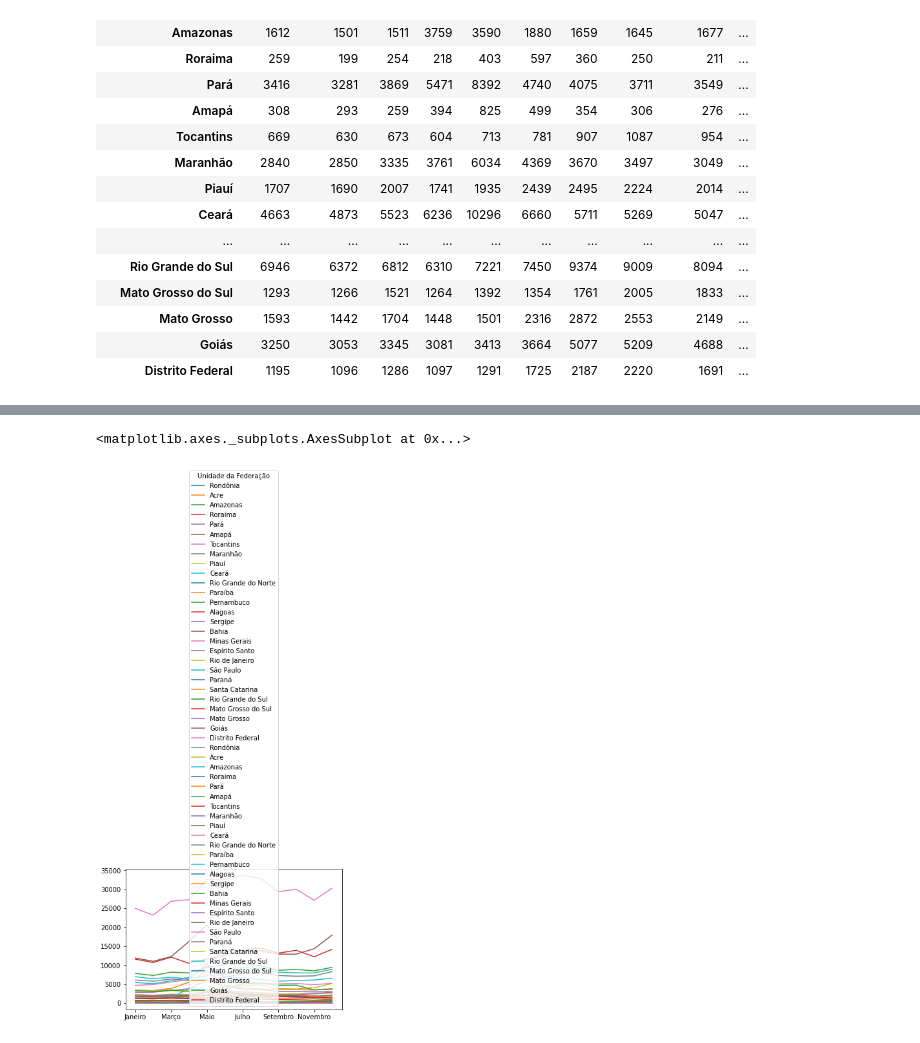
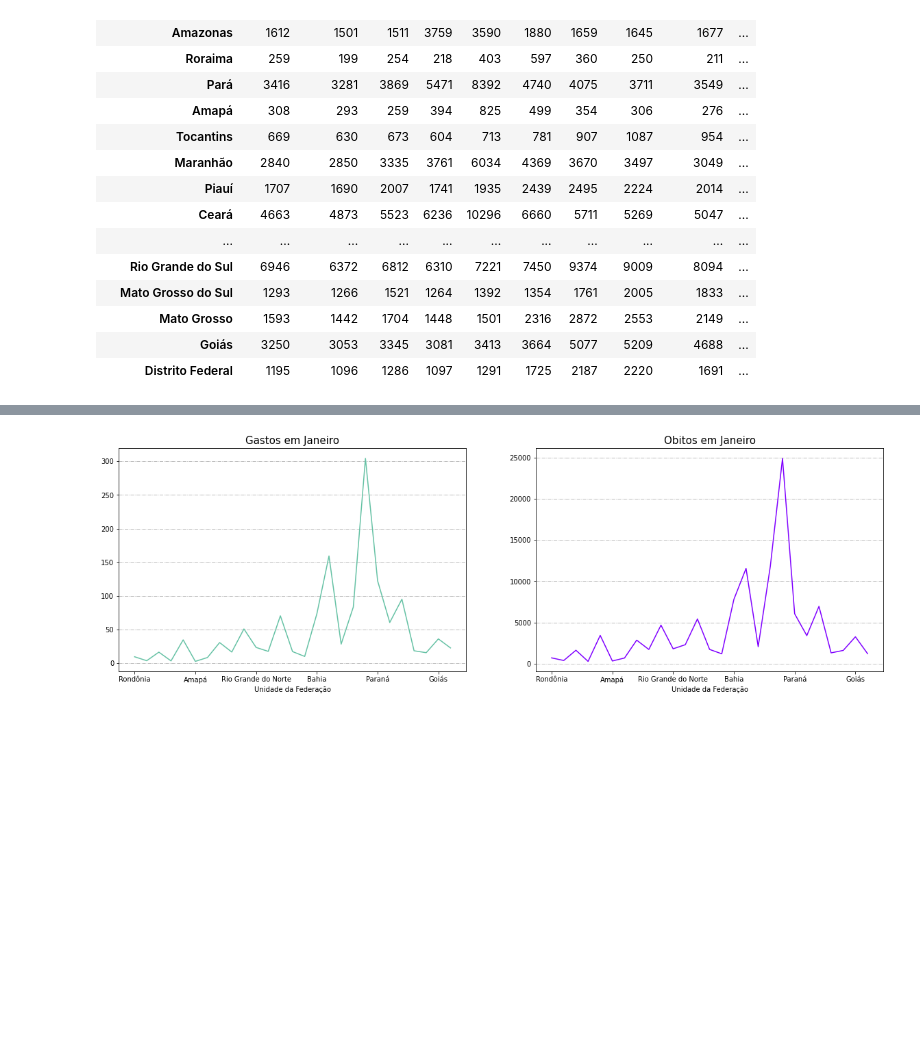
Before and after one commit to ricardosaj/Bootcamp-Data-Science-Alura, a Jupyter notebook: CadernoDoSuperDesafioModulo01.ipynb, the cells around one changed output, grey strips where cells are left out. Drawn from its saved outputs; the diff is of its cells as text; code cells hidden in the pictures; blank space fills up the shorter version.

```diff
--- a/CadernoDoSuperDesafioModulo01.ipynb
+++ b/CadernoDoSuperDesafioModulo01.ipynb
@@ -160,7 +158,0 @@ plt.legend(bbox_to_anchor=(1, 1))
-# %%
-# Tentativa de plotar os 2 gráficos na mesma figura
-ax = gastosporestadoem2020.T.plot()
-obitosporestadoem2020.T.plot(ax=ax)
-# %% [output]
-<matplotlib.axes._subplots.AxesSubplot at 0x...>
-[figure, removed]
@@ -166,0 +251,23 @@ obitosporestadoem2020.T.plot(ax=ax)
+# %%
+#obitosemjaneiro.plot(kind='bar')
+
+plt.figure(figsize=(20,6))
+plt.subplot(121)
+plt.title("Gastos em Janeiro", fontsize=15)
+gastosemjaneiro.plot(cmap='Set2')
+plt.grid(b = True, axis = 'y', ls = '-.')
+plt.subplot(122)
+plt.title("Obitos em Janeiro", fontsize=15)
+obitosemjaneiro.plot(cmap='rainbow')
+plt.grid(b = True, axis = 'y', ls = '-.')
+
+#plt.subplot(221)
+#plt.title("Gastos em Fevereiro", fontsize=15)
+#gastosemfevereiro.plot(cmap='Set1')
+#plt.grid(b = True, axis = 'y', ls = '-.')
+#plt.subplot(122)
+#plt.title("Óbitos em Fevereiro", fontsize=15)
+#obitosemfevereiro.plot(cmap='Set2')
+#plt.grid(b = True, axis = 'y', ls = '-.')
+# %% [output]
+[figure, added]
```
Also changed, not shown: parts of 4 cells of this notebook.
